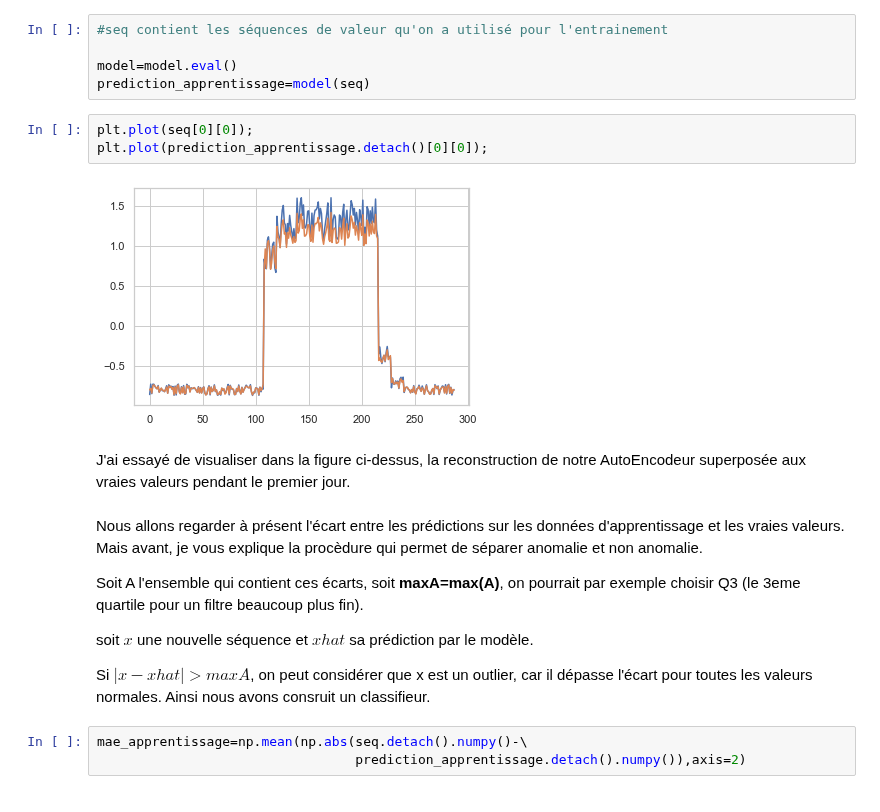
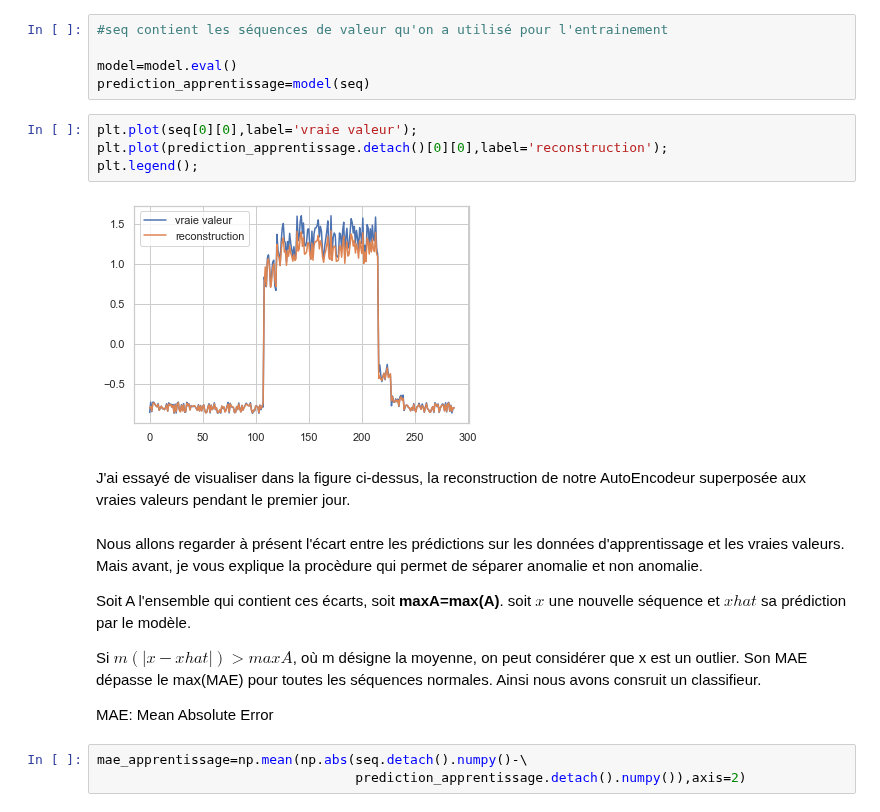
Before and after one commit to cheikh06/Detection_Anomaly, a Jupyter notebook: Anomaly_Detection.ipynb, the cells around one changed output. Cells and saved outputs as stored; diff of their text form.

```diff
--- a/Anomaly_Detection.ipynb
+++ b/Anomaly_Detection.ipynb
@@ -239,20 +239,23 @@ torch.save(model.state_dict(), path)
 model=model.eval()
 prediction_apprentissage=model(seq)
 # %%
-plt.plot(seq[0][0]);
-plt.plot(prediction_apprentissage.detach()[0][0]);
+plt.plot(seq[0][0],label='vraie valeur');
+plt.plot(prediction_apprentissage.detach()[0][0],label='reconstruction');
+plt.legend();
 # %% [output]
-[figure, old version]
+[figure, new version]
 # %% [markdown]
 J'ai essayé de visualiser dans la figure ci-dessus, la reconstruction de notre AutoEncodeur superposée aux vraies valeurs pendant le premier jour.
 # %% [markdown]
 Nous allons regarder à présent l'écart entre les prédictions sur les données d'apprentissage et les vraies valeurs. Mais avant, je vous explique la procèdure qui permet de séparer anomalie et non anomalie.
 
-Soit A l'ensemble qui contient ces écarts, soit **maxA=max(A)**, on pourrait par exemple choisir Q3 (le 3eme quartile pour un filtre beaucoup plus fin).
-
+Soit A l'ensemble qui contient ces écarts, soit **maxA=max(A)**.
 soit $x$ une nouvelle séquence et $xhat$ sa prédiction par le modèle.
 
-Si $|x-xhat|>maxA$, on peut considérer que x est un outlier, car il dépasse l'écart pour toutes les valeurs normales. Ainsi nous avons consruit un classifieur.
+Si $m(|x-xhat|)>maxA$, où m désigne la moyenne,
+on peut considérer que x est un outlier. Son MAE dépasse le max(MAE) pour toutes les séquences normales. Ainsi nous avons consruit un classifieur.
+
+MAE: Mean Absolute Error
 # %%
 mae_apprentissage=np.mean(np.abs(seq.detach().numpy()-\
                                  prediction_apprentissage.detach().numpy()),axis=2)
```
Also changed, not shown: parts of 8 cells of this notebook.
